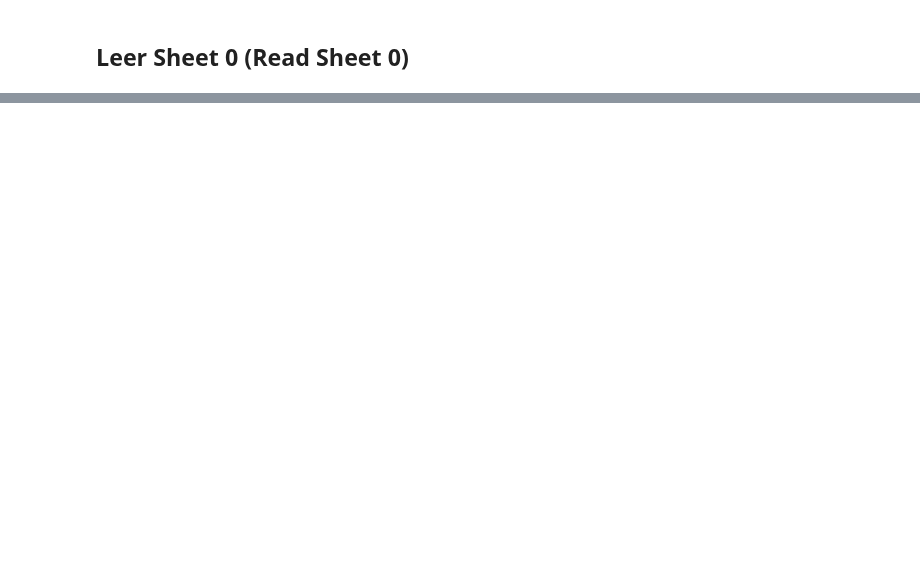
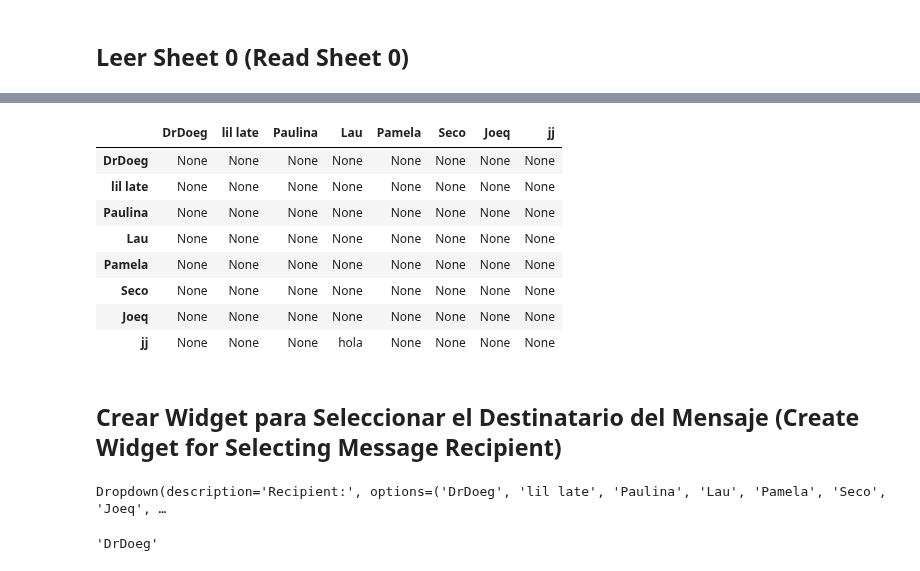
Before and after one commit to ProfDoeg/Colegio_Invisible, a Jupyter notebook: 04_cuaderno.ipynb, the cells around one changed output, grey strips where cells are left out. Drawn from its saved outputs; the diff is of its cells as text; code cells hidden in the pictures; blank space fills up the shorter version.

```diff
--- a/04_cuaderno.ipynb
+++ b/04_cuaderno.ipynb
@@ -385,3 +415,23 @@ Make a little recipient widget interface
+# %%
+def sheet2df(she):
+  datafr = pd.DataFrame(she.get_all_records())
+  datafr.index=datafr.columns
+  return datafr
+# %%
+dataframe1 = sheet2df(sheet1)
+dataframe1
+# %% [output]
+|  | DrDoeg | lil late | Paulina | Lau | Pamela | Seco | Joeq | jj |
+| DrDoeg | None | None | None | None | None | None | None | None |
+| lil late | None | None | None | None | None | None | None | None |
+| Paulina | None | None | None | None | None | None | None | None |
+| Lau | None | None | None | None | None | None | None | None |
+| Pamela | None | None | None | None | None | None | None | None |
+| Seco | None | None | None | None | None | None | None | None |
+| Joeq | None | None | None | None | None | None | None | None |
+| jj | None | None | None | hola | None | None | None | None |
+# %% [markdown]
+## Crear Widget para Seleccionar el Destinatario del Mensaje (Create Widget for Selecting Message Recipient)
 # %%
 import ipywidgets as widgets
 w=widgets.Dropdown(
@@ -390,6 +440,14 @@ w=widgets.Dropdown(
     description='Recipient:',
     disabled=False,
 )
+# %%
+#variable returns dropdown menu
+#change value by clicking on it
+w
+# %% [output]
+Dropdown(description='Recipient:', options=('DrDoeg', 'lil late', 'Paulina', 'Lau', 'Pamela', 'Seco', 'Joeq', …
 # %%
-#have a look
-w
+#
+w.value
+# %% [output]
+'DrDoeg'
```
Also changed, not shown: parts of 55 cells of this notebook.
